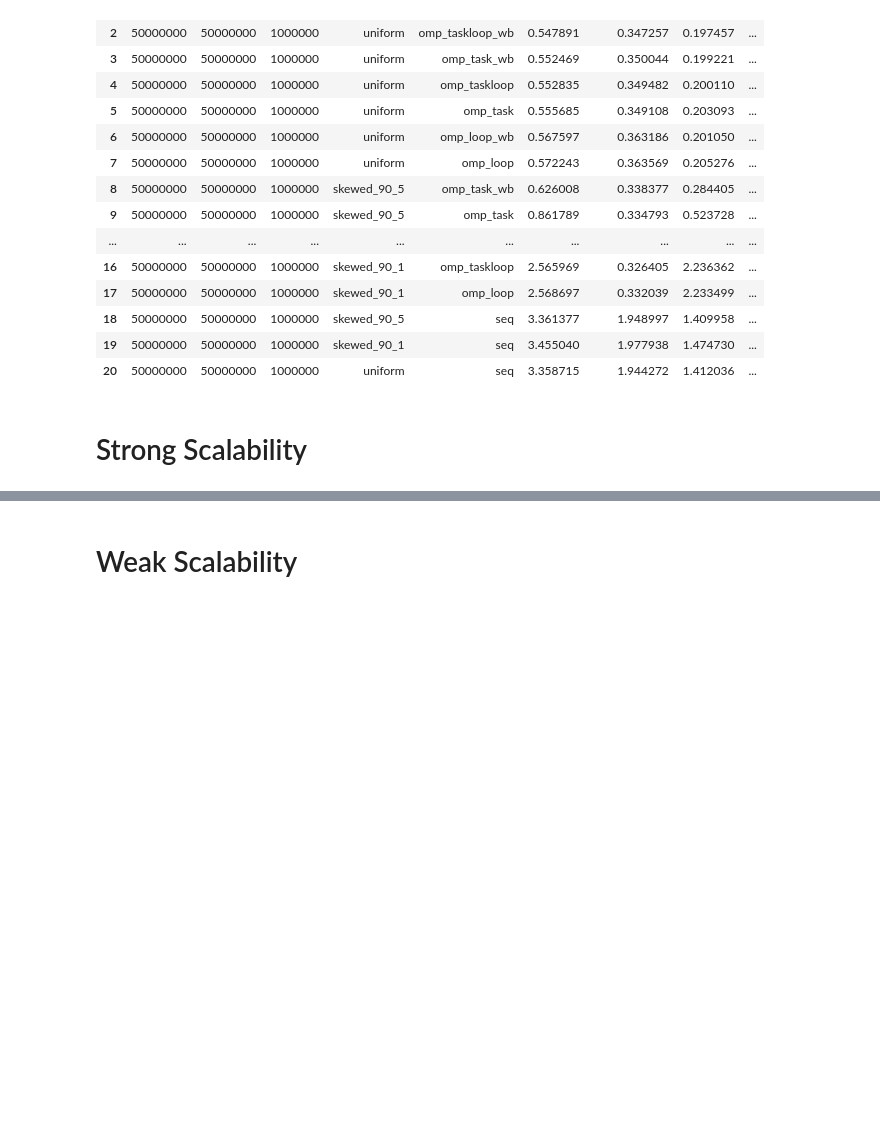
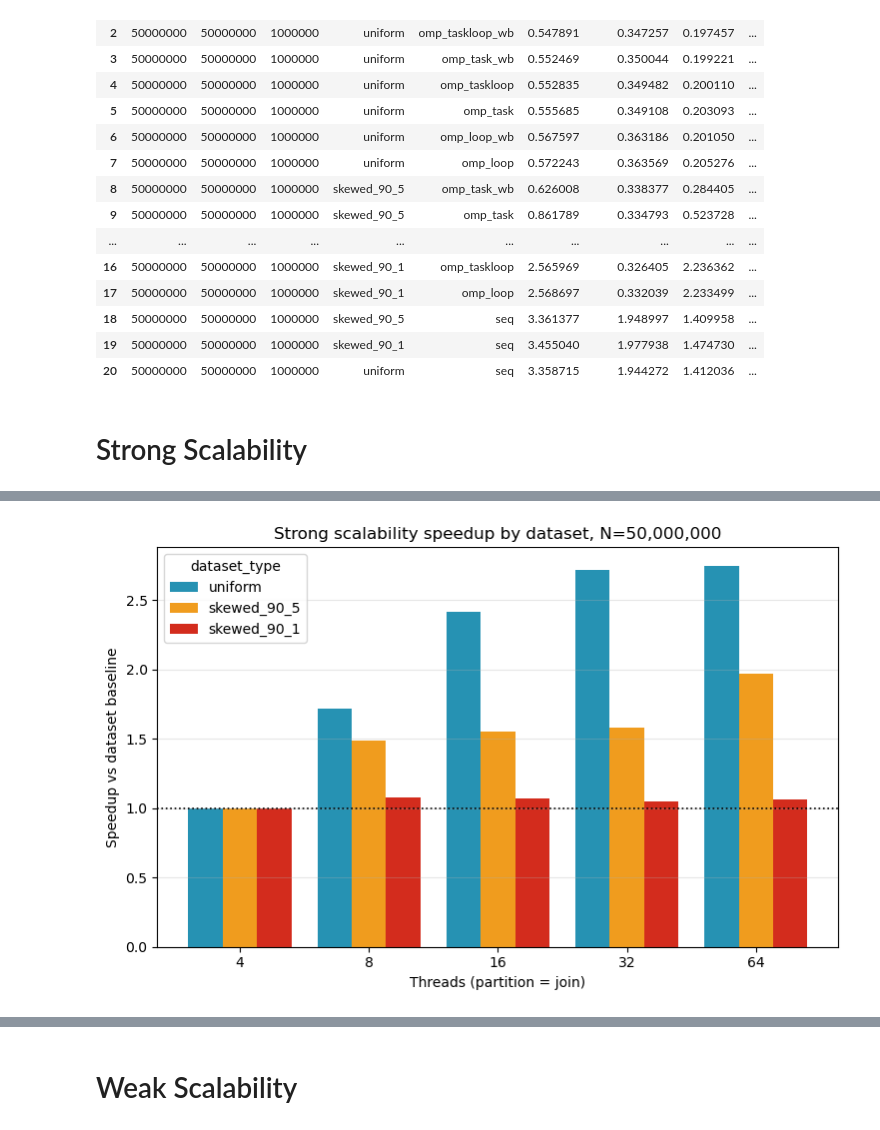
Before and after one commit to GianlucaPanzani/Optimization-of-Partitioned-Hash-Join-with-Duplicates-part_3, a Jupyter notebook: src/statistics.ipynb, the cells around one changed output, grey strips where cells are left out. Cells and saved outputs as stored; diff of their text form; code cells hidden in the pictures; blank space fills up the shorter version.

Commit message:
stats of strong/weak scalability

```diff
--- a/src/statistics.ipynb
+++ b/src/statistics.ipynb
@@ -835,40 +846,83 @@ if not strong_path.exists():
     raise FileNotFoundError(f"Run ./strong_scaling first; missing {strong_path}")
 
 strong_scale_df = normalize_frame(pd.read_csv(strong_path))
-for col in ["nr", "ns", "partition_threads", "join_threads", "time_sec", "total_throughput"]:
+for col in ["nr", "ns", "max_key", "partition_threads", "join_threads", "time_sec", "total_throughput"]:
     if col in strong_scale_df.columns:
         strong_scale_df[col] = pd.to_numeric(strong_scale_df[col], errors="coerce")
 
 strong_scale_df = strong_scale_df[strong_scale_df["partition_threads"] == strong_scale_df["join_threads"]].copy()
-strong_scale_df = strong_scale_df.sort_values("partition_threads")
-baseline_row = strong_scale_df.loc[strong_scale_df["partition_threads"].idxmin()]
-baseline_threads = float(baseline_row["partition_threads"])
-baseline_time = float(baseline_row["time_sec"])
+strong_scale_df = strong_scale_df.dropna(subset=["dataset_type", "partition_threads", "time_sec"]).copy()
+if strong_scale_df.empty:
+    raise ValueError("No valid strong-scaling rows available")
 
-strong_scale_df["speedup"] = baseline_time / strong_scale_df["time_sec"]
-strong_scale_df["parallel_efficiency"] = strong_scale_df["speedup"] / (strong_scale_df["partition_threads"] / baseline_threads)
+strong_group_cols = ["dataset_type", "nr", "ns", "max_key", "partition_threads", "join_threads"]
+strong_scale_df = (
+    strong_scale_df.groupby(strong_group_cols, as_index=False, dropna=False)
+    .agg(
+        time_sec=("time_sec", "mean"),
+        total_throughput=("total_throughput", "mean"),
+        n_runs=("time_sec", "size"),
+    )
+    .sort_values(["dataset_type", "partition_threads"])
+    .reset_index(drop=True)
+)
 
-fig, ax = plt.subplots(figsize=(7.6, 4.8))
-x = np.arange(len(strong_scale_df))
-ax.bar(x, strong_scale_df["speedup"], color="#2692B3")
-ax.axhline(1.0, color="black", linestyle=":", linewidth=1.2)
-ax.set_xticks(x)
-ax.set_xticklabels(strong_scale_df["partition_threads"].astype(int).astype(str))
-ax.set_xlabel("Threads (partition = join)")
-ax.set_ylabel("Speedup vs baseline")
-ax.set_title(f"Strong scalability, N={int(baseline_row["nr"]):,}")
-ax.grid(axis="y", alpha=0.3)
-show_and_save(fig, "strong_scalability_speedup_dedicated")
+baseline = (
+    strong_scale_df.sort_values("partition_threads")
+    .groupby("dataset_type", as_index=False, dropna=False)
+    .first()[["dataset_type", "partition_threads", "time_sec"]]
+    .rename(columns={"partition_threads": "baseline_threads", "time_sec": "baseline_time"})
+)
+strong_scale_df = strong_scale_df.merge(baseline, on="dataset_type", how="left")
+strong_scale_df = strong_scale_df[strong_scale_df["baseline_time"] > 0].copy()
+strong_scale_df["speedup"] = strong_scale_df["baseline_time"] / strong_scale_df["time_sec"]
+strong_scale_df["parallel_efficiency"] = strong_scale_df["speedup"] / (strong_scale_df["partition_threads"] / strong_scale_df["baseline_threads"])
 
-fig, ax = plt.subplots(figsize=(7.6, 4.8))
-ax.bar(x, strong_scale_df["parallel_efficiency"], color="#1BB86F")
-ax.axhline(1.0, color="black", linestyle=":", linewidth=1.2)
-ax.set_xticks(x)
-ax.set_xticklabels(strong_scale_df["partition_threads"].astype(int).astype(str))
-ax.set_xlabel("Threads (partition = join)")
-ax.set_ylabel("Parallel efficiency")
-ax.set_title(f"Strong scalability efficiency, N={int(baseline_row["nr"]):,}")
-ax.grid(axis="y", alpha=0.3)
-show_and_save(fig, "strong_scalability_efficiency_dedicated")
+dataset_order = [name for name in ["uniform", "skewed_90_5", "skewed_90_1"] if name in set(strong_scale_df["dataset_type"])]
+dataset_order += [name for name in ordered_values(strong_scale_df["dataset_type"]) if name not in dataset_order]
+dataset_colors = {
+    "uniform": "#2692B3",
+    "skewed_90_5": "#F09C1E",
+    "skewed_90_1": "#D32C1D",
+}
+thread_values = ordered_values(strong_scale_df["partition_threads"], preferred=[4, 8, 16, 32, 64])
+thread_positions = np.arange(len(thread_values))
+thread_labels = [str(int(t)) for t in thread_values]
+bar_width = 0.8 / max(len(dataset_order), 1)
+
+fixed_n = int(strong_scale_df["nr"].dropna().max()) if strong_scale_df["nr"].notna().any() else None
+for metric_col, ylabel, title, filename in [
+    ("speedup", "Speedup vs dataset baseline", "Strong scalability speedup by dataset", "strong_scalability_speedup_by_dataset"),
+    ("parallel_efficiency", "Parallel efficiency", "Strong scalability efficiency by dataset", "strong_scalability_efficiency_by_dataset"),
+]:
+    fig, ax = plt.subplots(figsize=(8.8, 5.2))
+    for idx, dataset_type in enumerate(dataset_order):
+        sub = strong_scale_df[strong_scale_df["dataset_type"] == dataset_type].set_index("partition_threads")[metric_col].to_dict()
+        heights = [float(sub.get(thread, np.nan)) for thread in thread_values]
+        offsets = [
+            x + (idx - (len(dataset_order) - 1) / 2.0) * bar_width
+            for x in thread_positions
+        ]
+        ax.bar(
+            offsets,
+            heights,
+            width=bar_width,
+            label=dataset_type,
+            color=dataset_colors.get(dataset_type),
+        )
+    ax.axhline(1.0, color="black", linestyle=":", linewidth=1.2)
+    ax.set_xticks(thread_positions)
+    ax.set_xticklabels(thread_labels)
+    ax.set_ylim(bottom=0)
+    ax.set_xlabel("Threads (partition = join)")
+    ax.set_ylabel(ylabel)
+    if fixed_n is not None:
+        ax.set_title(f"{title}, N={fixed_n:,}")
+    else:
+        ax.set_title(title)
+    ax.grid(axis="y", alpha=0.3)
+    ax.legend(title="dataset_type")
+    show_and_save(fig, filename)
 
 display(strong_scale_df.reset_index(drop=True))
+# %% [output]
@@ -874,0 +930 @@ display(strong_scale_df.reset_index(drop=True))
+[figure, added]
```
Also changed, not shown: parts of 4 cells of this notebook, 12 other files.
